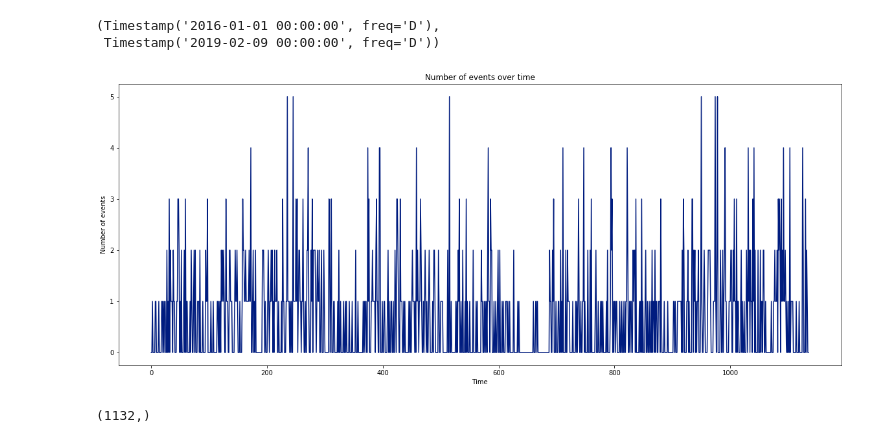
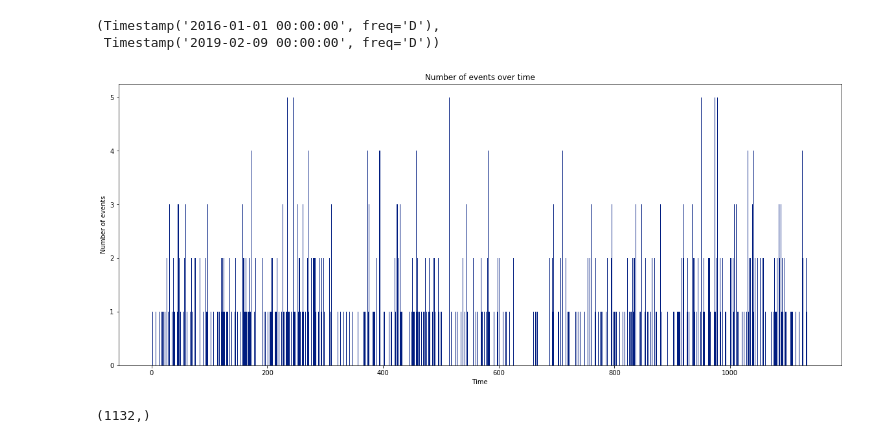
Before and after one commit to aashish-jain/Social-unrest-prediction, a Jupyter notebook: notebooks/analysis_and_prelim_model.ipynb, the cells around one changed output. Cells and saved outputs as stored; diff of their text form; code cells hidden in the pictures.

```diff
--- a/notebooks/analysis_and_prelim_model.ipynb
+++ b/notebooks/analysis_and_prelim_model.ipynb
@@ -69,10 +69,10 @@ for date in dates:
 # %%
 plt.title("Number of events over time")
 plt.xlabel("Time")
 plt.ylabel("Number of events")
-_ = plt.plot(num_events)
+_ = plt.bar(np.arange(len(num_events)), num_events)
 # %% [output]
-[figure, old version]
+[figure, new version]
 # %%
 news_articles = df.notes
 # %%
```
